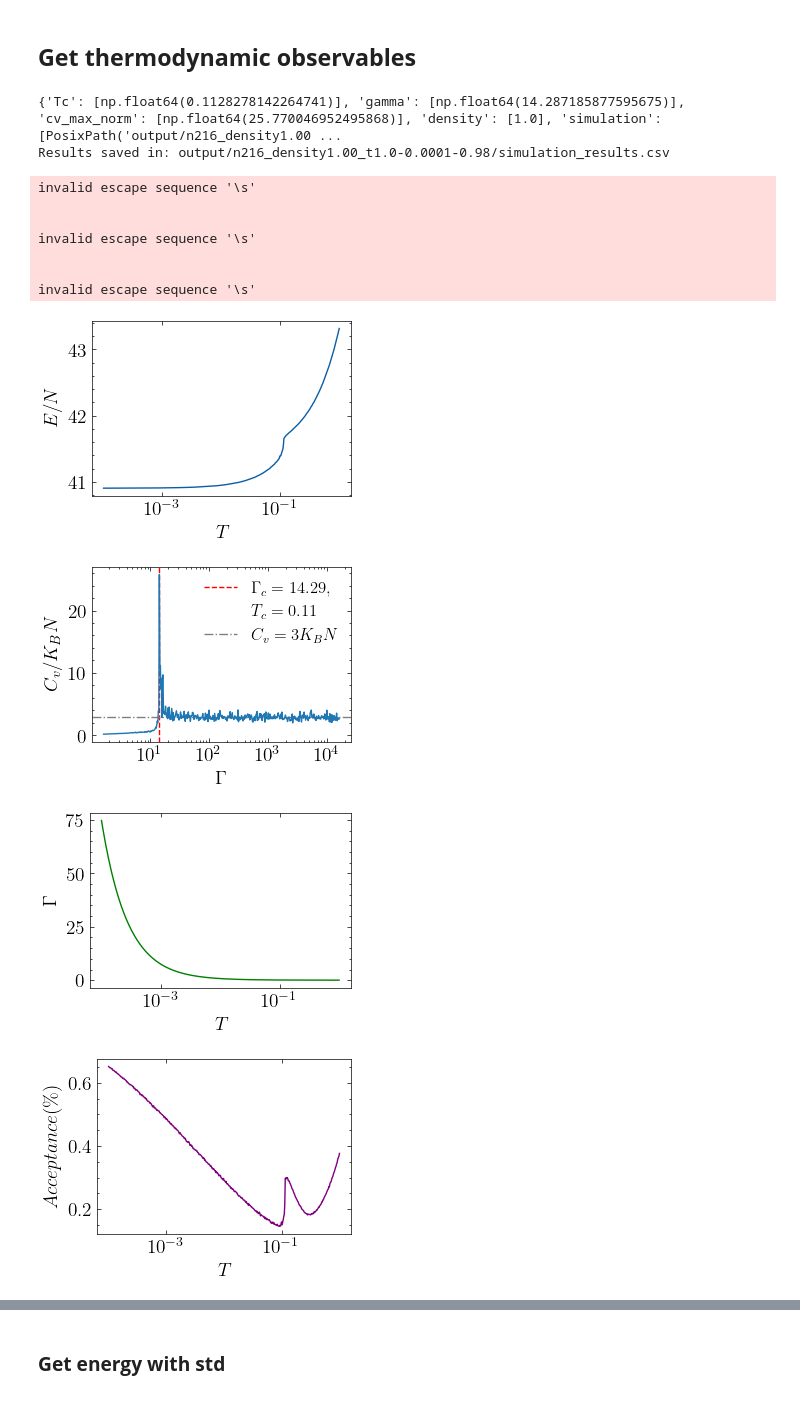
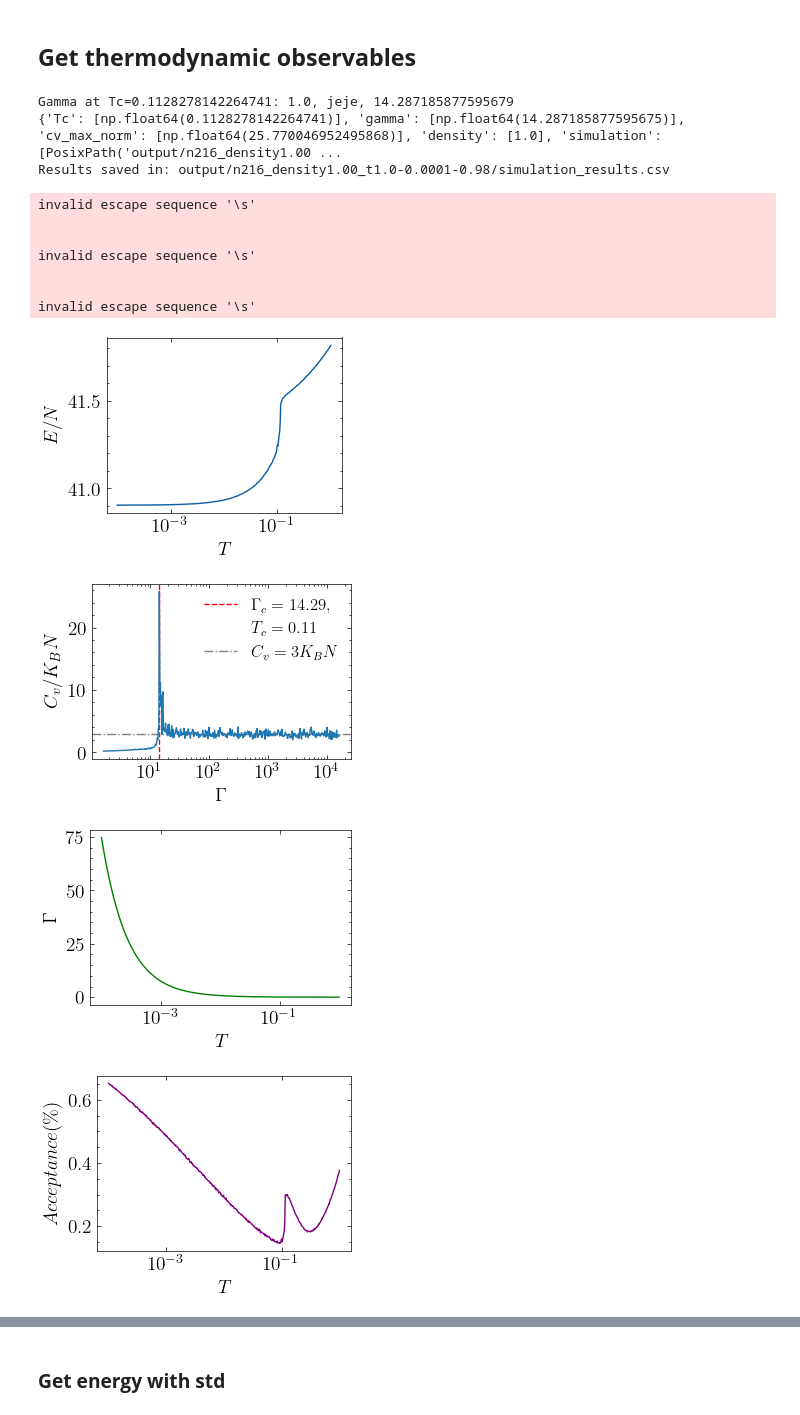
Before and after one commit to haxmxah/wigner_crystal_phase_transition, a Jupyter notebook: results_visualization.ipynb, the cells around one changed output, grey strips where cells are left out. Cells and saved outputs as stored; diff of their text form; code cells hidden in the pictures.

```diff
--- a/results_visualization.ipynb
+++ b/results_visualization.ipynb
@@ -168,6 +168,7 @@ def get_energy_cv_gamma_evolution_vs_temperature(simulation_path, parameters):
     max_cv = df['cv'].max()
     Tc_val = Tc[0][0]
     gamma_val = Tc[0][1]
+    print(f"Gamma at Tc={Tc_val}: {density}, jeje, {gamma(density, Tc_val)}")
     cv_norm = max_cv / N
 
     results_dict = {
@@ -192,7 +193,7 @@ def get_energy_cv_gamma_evolution_vs_temperature(simulation_path, parameters):
     T = df['temperature']
     # E/N vs. T
     plt.figure()
-    plt.plot(T, df['energy']/N + 3/2*T, label=rf'$E/N$')
+    plt.plot(T, df['energy']/N, label=rf'$E/N$')
     plt.xlabel(r'$T$')
     plt.ylabel(r'$E/N$')
     plt.tight_layout()
@@ -223,34 +224,36 @@ def get_energy_cv_gamma_evolution_vs_temperature(simulation_path, parameters):
     plt.xlabel(r'$T$')
     plt.ylabel(r'$\Gamma$')
     plt.tight_layout()
     plt.xscale('log')
     plt.savefig(simulation_path / "gamma_vs_temperature.pdf")
     plt.show()
 
     # Gamma vs. T
     plt.figure()
     plt.plot(T, df['acc_ratio'], color = 'purple', label='Energía del sistema')
     plt.xlabel(r'$T$')
     plt.ylabel(r'$Acceptance (\%)$')
     plt.tight_layout()
     plt.xscale('log')
     plt.savefig(simulation_path / "acc_ratio_vs_temperature.pdf")
     plt.show()
 
     return df_results
 
 df_results = get_energy_cv_gamma_evolution_vs_temperature(simulation_path, parameters)
+df_results
 # %% [output]
+Gamma at Tc=0.1128278142264741: 1.0, jeje, 14.287185877595679
 {'Tc': [np.float64(0.1128278142264741)], 'gamma': [np.float64(14.287185877595675)], 'cv_max_norm': [np.float64(25.770046952495868)], 'density': [1.0], 'simulation': [PosixPath('output/n216_density1.00 ...
 Results saved in: output/n216_density1.00_t1.0-0.0001-0.98/simulation_results.csv
 invalid escape sequence '\s'
 
 
 invalid escape sequence '\s'
 
 
 invalid escape sequence '\s'
-[figure, old version]
+[figure, new version]
 [figure]
 [figure]
 [figure]
```
Also changed, not shown: parts of 2 cells of this notebook, 1 other file.
